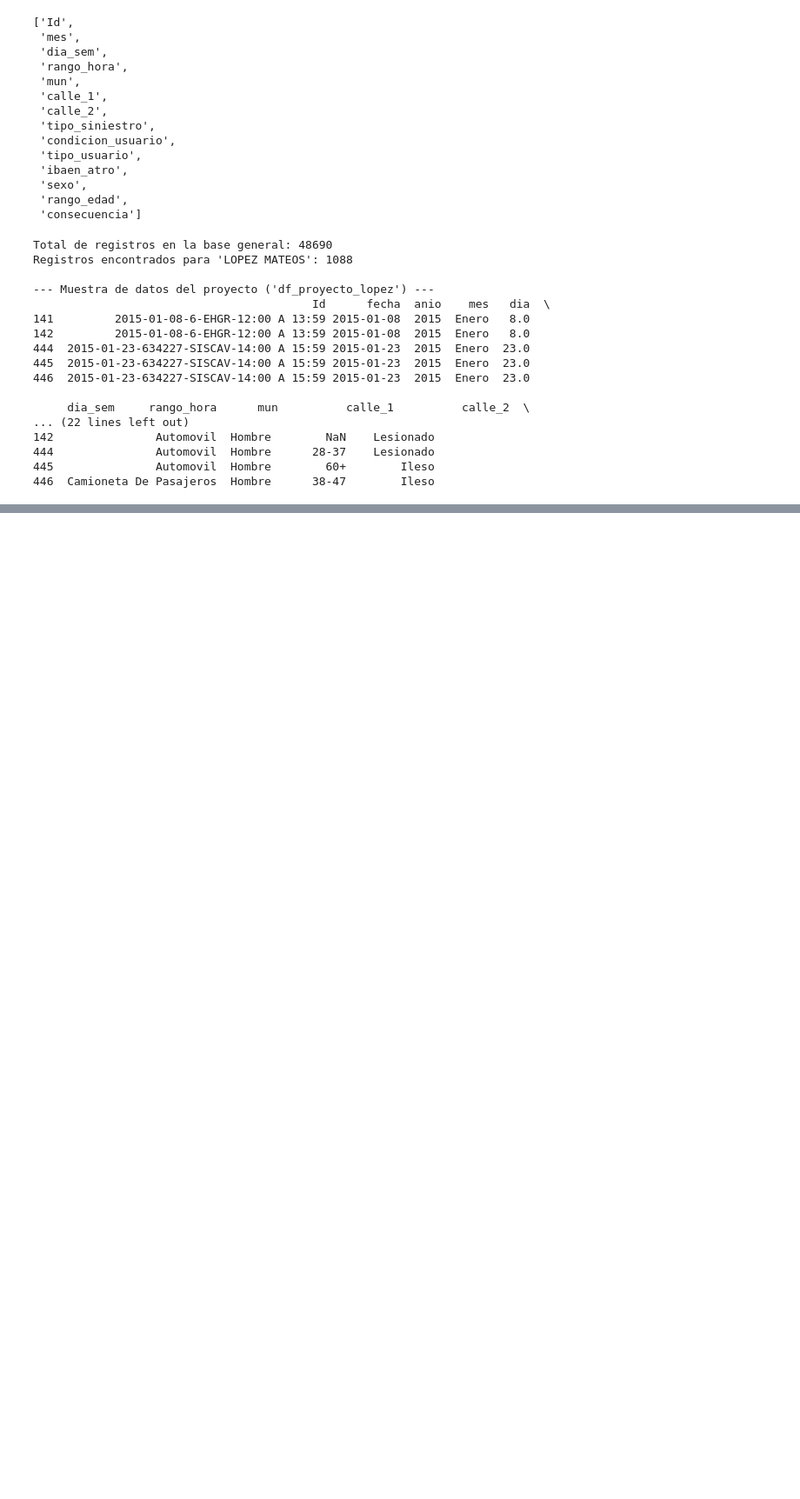
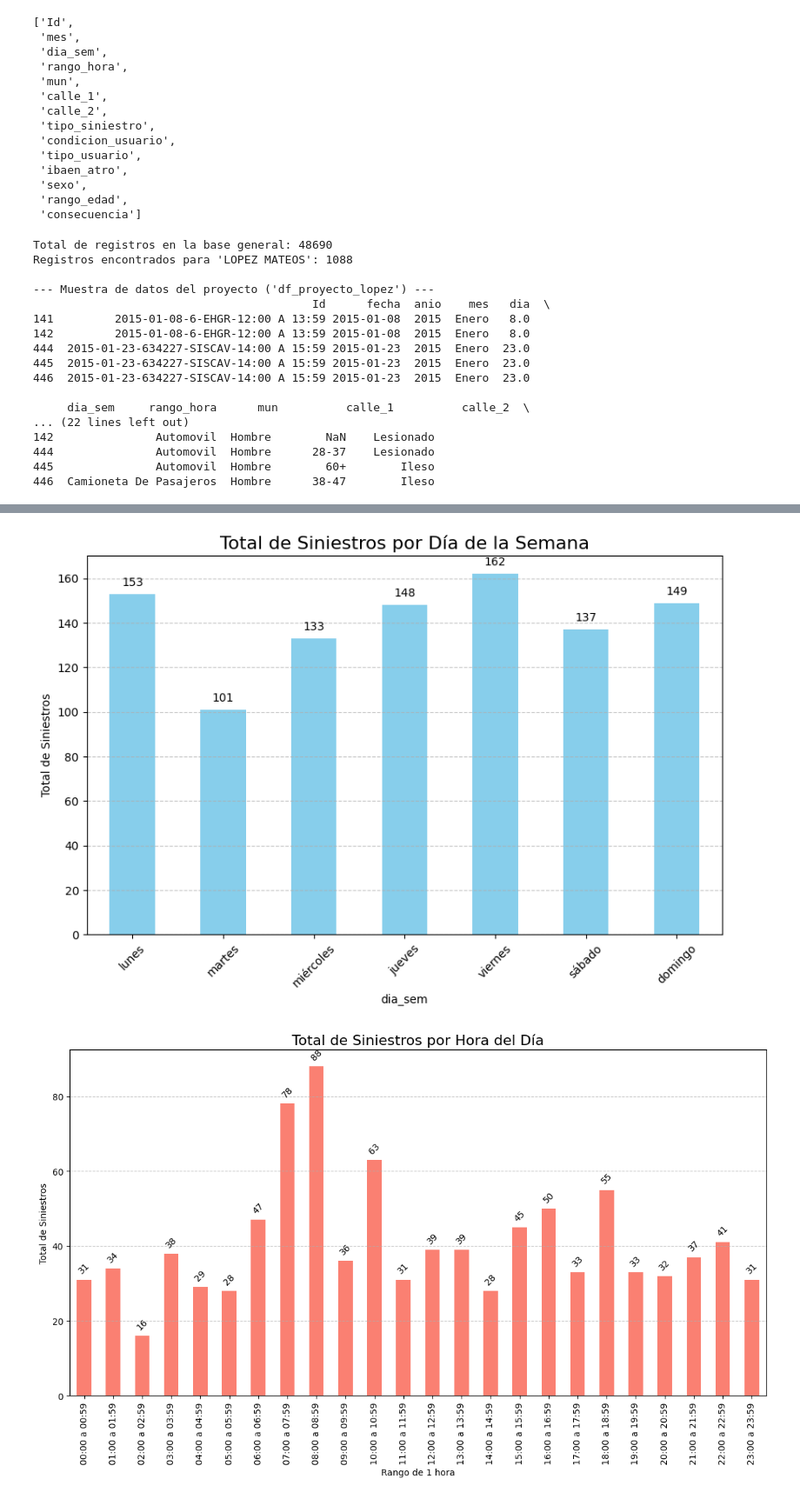
Before and after one commit to JamesKristofUbiarco/Project-Lopez-Matebros, a Jupyter notebook: exploracion_siniestralidad.ipynb, the cells around one changed output, grey strips where cells are left out. Shown at 87% size. Cells and saved outputs as stored; diff of their text form; code cells hidden in the pictures; blank space fills up the shorter version.

```diff
--- a/exploracion_siniestralidad.ipynb
+++ b/exploracion_siniestralidad.ipynb
@@ -231,0 +488,70 @@ Registros encontrados para 'LOPEZ MATEOS': 1088
+# %%
+# Celda 11 (Modificada): Análisis Temporal (CON ETIQUETAS)
+
+if 'df_proyecto_lopez' in locals():
+
+    # --- Gráfica 1: Por Día de la Semana ---
+    orden_dias = ['lunes', 'martes', 'miércoles', 'jueves', 'viernes', 'sábado', 'domingo']
+    conteo_dias = df_proyecto_lopez['dia_sem'].value_counts().reindex(orden_dias)
+
+    plt.figure(figsize=(10, 6)) # Un poco más alto para las etiquetas
+    # Guardamos la gráfica en la variable 'ax'
+    ax = conteo_dias.plot(kind='bar', color='skyblue')
+
+    plt.title('Total de Siniestros por Día de la Semana', fontsize=16)
+    plt.ylabel('Total de Siniestros')
+    plt.xticks(rotation=45)
+    plt.grid(axis='y', linestyle='--', alpha=0.7)
+
+    # --- INICIO: Añadir etiquetas ---
+    for p in ax.patches:
+        # p.get_height() es el valor (altura) de la barra
+        height = p.get_height()
+        # p.get_x() + p.get_width() / 2 es la posición X (centrada)
+        ax.annotate(
+            f'{int(height)}', # El texto de la etiqueta (como entero)
+            (p.get_x() + p.get_width() / 2, height), # Coordenadas (x, y)
+            ha='center',      # Alineación horizontal
+            va='bottom',      # Alineación vertical
+            xytext=(0, 5),    # Desplazamiento de 5 puntos hacia arriba
+            textcoords='offset points'
+        )
+    # --- FIN: Añadir etiquetas ---
+
+    plt.savefig('grafica_siniestros_por_dia.png')
+    plt.show()
+
+    # --- Gráfica 2: Por Hora del Día ---
+    conteo_horas = df_proyecto_lopez['rango_hora'].value_counts().sort_index()
+
+    plt.figure(figsize=(14, 7)) # Un poco más alto
+    ax2 = conteo_horas.plot(kind='bar', color='salmon')
+
+    plt.title('Total de Siniestros por Hora del Día', fontsize=16)
+    plt.ylabel('Total de Siniestros')
+    plt.xlabel('Rango de 1 hora')
+    plt.xticks(rotation=90)
+    plt.grid(axis='y', linestyle='--', alpha=0.7)
+
+    # --- INICIO: Añadir etiquetas ---
+    for p in ax2.patches:
+        height = p.get_height()
+        ax2.annotate(
+            f'{int(height)}',
+            (p.get_x() + p.get_width() / 2, height),
+            ha='center',
+            va='bottom',
+            xytext=(0, 5),
+            textcoords='offset points',
+            rotation=45 # Giramos un poco si los números están muy juntos
+        )
+    # --- FIN: Añadir etiquetas ---
+
+    plt.savefig('grafica_siniestros_por_hora.png')
+    plt.show()
+
+else:
+    print("ERROR: Ejecuta 'df_proyecto_lopez' primero.")
+# %% [output]
+[figure, added]
+[figure, added]
```
Also changed, not shown: parts of 11 cells of this notebook, 1 other file.
